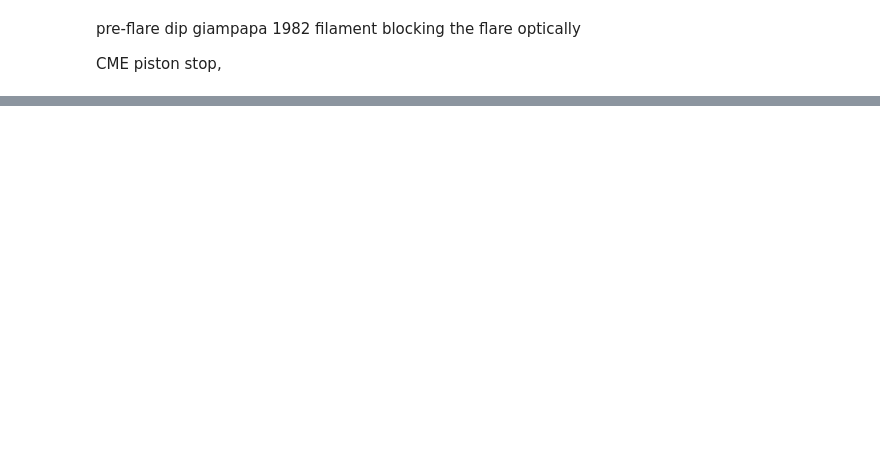
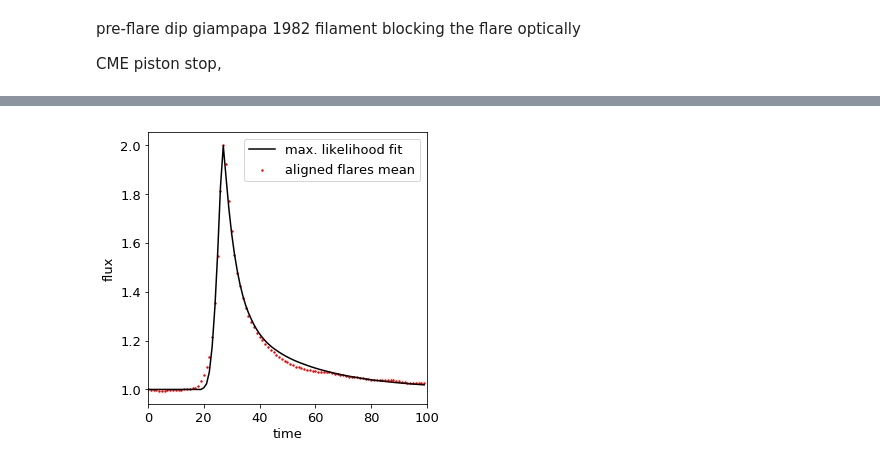
Before and after one commit to ekaterinailin/TESS_UCD_flares, a Jupyter notebook: notebook/FPCA_using_fdasrsf.ipynb, the cells around one changed output, grey strips where cells are left out. Saved outputs shown, nothing was run; the diff lists cells and outputs as text; code cells hidden in the pictures; blank space fills up the shorter version.

```diff
--- a/notebook/FPCA_using_fdasrsf.ipynb
+++ b/notebook/FPCA_using_fdasrsf.ipynb
@@ -100,0 +124,11 @@ a.T.shape, np.arange(0,100).shape
+# %%
+plt.figure(figsize=(5,5))
+plt.scatter(time, flux+1., s=2, c="r", label="aligned flares mean")
+plt.plot(time, aflare(time, tpeak_ml, dur_ml, ampl_ml)+1, c="k", label="max. likelihood fit")
+plt.xlim(0,100)
+plt.xlabel("time")
+plt.ylabel("flux")
+plt.legend()
+plt.savefig(f"../plots/{tstamp}_landmark_registration_linear_{S}_fit.png")
+# %% [output]
+[figure, added]
```
Also changed, not shown: parts of 13 cells of this notebook, 1 other file.
